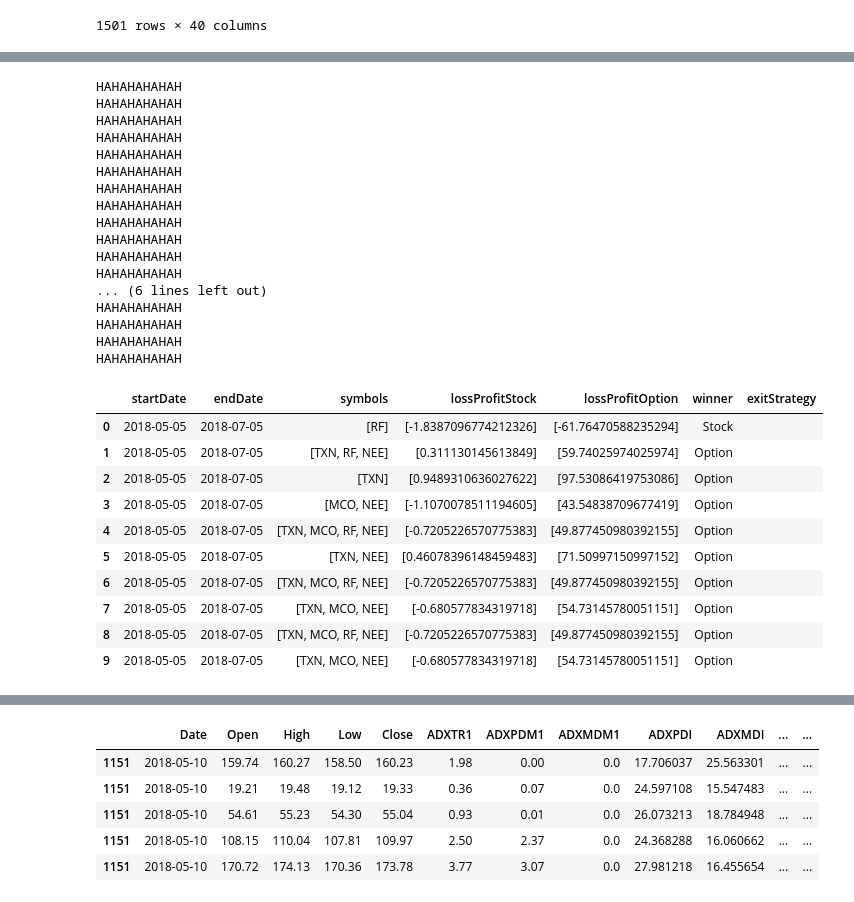
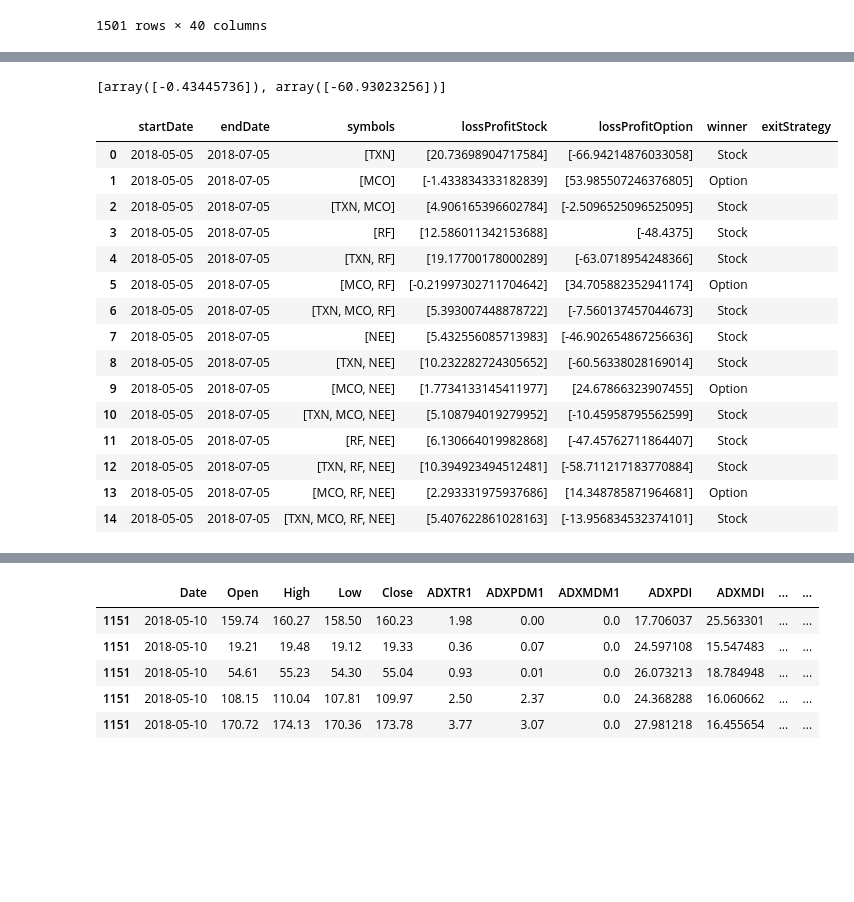
Before and after one commit to CalvinCottin/Option-Backtesting, a Jupyter notebook: Untitled-checkpoint.ipynb, the cells around one changed output, grey strips where cells are left out. Drawn from its saved outputs; the diff is of its cells as text; code cells hidden in the pictures; blank space fills up the shorter version.

```diff
--- a/Untitled-checkpoint.ipynb
+++ b/Untitled-checkpoint.ipynb
@@ -9,3 +9,10 @@ import warnings
 from pandas.core.common import SettingWithCopyWarning
 
 warnings.simplefilter(action="ignore", category=SettingWithCopyWarning)
+# %%
+def powerset(s):
+    x = len(s)
+    liste = []
+    for i in range(1 << x):
+        liste.append(([s[j] for j in range(x) if (i & (1 << j))]))
+    return liste
@@ -137,7 +148,7 @@ def generateRandomTableold(min_date, max_date, symbols, rowCount):
 
     return df
 # %%
-def generateRandomTable( symbols, rowCount):
+def generateRandomTable():
 
     df = pd.DataFrame(columns =["startDate","endDate","symbols","lossProfitStock", "lossProfitOption", "winner"])
 
@@ -145,25 +156,28 @@ def generateRandomTable( symbols, rowCount):
     date1 = date(2018, 5, 5)
     date2 = date(2018, 7, 5)
 
-    for row in range(rowCount):
-        symbolAdd = random.randint(1,5)
+    power = powerset(["TXN", "MCO", "RF", "NEE"])
+
+    for row in range(1, len(power)):
+        #symbolAdd = random.randint(1,5)
         #sample to ensure uniquness of indizes
-        symbolAddArray = sample(range(0,4), symbolAdd)
-        symbolAddArray.sort()
+
+        symbolAddArray = power[row]
+        #symbolAddArray.sort()
         #transfer indices to symbols
-        symbolRandomList = [ symbols[i] for i in symbolAddArray]
+        #symbolRandomList = [ symbols[i] for i in symbolAddArray]
 
 
-        df = df.append({"startDate": date1, "endDate": date2, "exitStrategy": "", "symbols": symbolRandomList}, ignore_index = True)
+        df = df.append({"startDate": date1, "endDate": date2, "exitStrategy": "", "symbols": symbolAddArray}, ignore_index = True)
 
     return df
 # %%
 #define initial values
 rowCount = 10
-stocks = ["TXN", "MCO", "RF", "NEE"]
+#stocks = ["TXN", "MCO", "RF", "NEE"]
 
 #create random table
-df1 = generateRandomTable(stocks, rowCount)
+df1 = generateRandomTable()
 df1
 #create csv
 #df1.to_csv("simulation_data.csv", index=False, encoding='utf-8-sig')
@@ -198,7 +217,7 @@ def stock_vs_options(start_date, end_date, exitStrat, work, symbols, options, sh
     stockInvestor.buy(tasks, exitStrat, start_date, end_date, shortEnable)
 
     for symbol in work:
-        optionInvestor.callinvest(symbol, start_date, end_date, 0.05, 0.1)
+        optionInvestor.callinvest(symbol, start_date, end_date, 0.1, 0.15)
 
     stockProfit = ((stockInvestor.assetValue - starting_capital)/stockInvestor.totalInvestedCapital) * 100
     optionProfit = ((optionInvestor.capital - starting_capital)/optionInvestor.totalInvestedCapital) * 100
@@ -207,6 +226,10 @@ def stock_vs_options(start_date, end_date, exitStrat, work, symbols, options, sh
     #print("Option Investor has created a loss/profit of "+ str(optionProfit))
 
     return [stockProfit, optionProfit]
+# %%
+stock_vs_options("2018-05-05", "2018-05-15", "", ["MCO"], symbols, optionsdrop, True)
+# %% [output]
+[array([-0.43445736]), array([-60.93023256])]
 # %%
 def runSimulation(data, stock, options, shortEnable):
     for index, row in data.iterrows():
@@ -220,37 +243,25 @@ def runSimulation(data, stock, options, shortEnable):
         data.at[index, "winner"] = win
     return data
 # %%
-res = runSimulation(df1, symbols, optionsdrop, False)
+res = runSimulation(df1, symbols, optionsdrop, True)
 res
 # %% [output]
-HAHAHAHAHAH
-HAHAHAHAHAH
-HAHAHAHAHAH
-HAHAHAHAHAH
-HAHAHAHAHAH
-HAHAHAHAHAH
-HAHAHAHAHAH
-HAHAHAHAHAH
-HAHAHAHAHAH
-HAHAHAHAHAH
-HAHAHAHAHAH
-HAHAHAHAHAH
-... (6 lines left out)
-HAHAHAHAHAH
-HAHAHAHAHAH
-HAHAHAHAHAH
-HAHAHAHAHAH
 |  | startDate | endDate | symbols | lossProfitStock | lossProfitOption | winner | exitStrategy |
-| 0 | 2018-05-05 | 2018-07-05 | [RF] | [-1.8387096774212326] | [-61.76470588235294] | Stock |  |
-| 1 | 2018-05-05 | 2018-07-05 | [TXN, RF, NEE] | [0.311130145613849] | [59.74025974025974] | Option |  |
-| 2 | 2018-05-05 | 2018-07-05 | [TXN] | [0.9489310636027622] | [97.53086419753086] | Option |  |
-| 3 | 2018-05-05 | 2018-07-05 | [MCO, NEE] | [-1.1070078511194605] | [43.54838709677419] | Option |  |
-| 4 | 2018-05-05 | 2018-07-05 | [TXN, MCO, RF, NEE] | [-0.7205226570775383] | [49.877450980392155] | Option |  |
-| 5 | 2018-05-05 | 2018-07-05 | [TXN, NEE] | [0.46078396148459483] | [71.50997150997152] | Option |  |
-| 6 | 2018-05-05 | 2018-07-05 | [TXN, MCO, RF, NEE] | [-0.7205226570775383] | [49.877450980392155] | Option |  |
-| 7 | 2018-05-05 | 2018-07-05 | [TXN, MCO, NEE] | [-0.680577834319718] | [54.73145780051151] | Option |  |
-| 8 | 2018-05-05 | 2018-07-05 | [TXN, MCO, RF, NEE] | [-0.7205226570775383] | [49.877450980392155] | Option |  |
-| 9 | 2018-05-05 | 2018-07-05 | [TXN, MCO, NEE] | [-0.680577834319718] | [54.73145780051151] | Option |  |
+| 0 | 2018-05-05 | 2018-07-05 | [TXN] | [20.73698904717584] | [-66.94214876033058] | Stock |  |
+| 1 | 2018-05-05 | 2018-07-05 | [MCO] | [-1.433834333182839] | [53.985507246376805] | Option |  |
+| 2 | 2018-05-05 | 2018-07-05 | [TXN, MCO] | [4.906165396602784] | [-2.5096525096525095] | Stock |  |
+| 3 | 2018-05-05 | 2018-07-05 | [RF] | [12.586011342153688] | [-48.4375] | Stock |  |
+| 4 | 2018-05-05 | 2018-07-05 | [TXN, RF] | [19.17700178000289] | [-63.0718954248366] | Stock |  |
+| 5 | 2018-05-05 | 2018-07-05 | [MCO, RF] | [-0.21997302711704642] | [34.705882352941174] | Option |  |
+| 6 | 2018-05-05 | 2018-07-05 | [TXN, MCO, RF] | [5.393007448878722] | [-7.560137457044673] | Stock |  |
+| 7 | 2018-05-05 | 2018-07-05 | [NEE] | [5.432556085713983] | [-46.902654867256636] | Stock |  |
+| 8 | 2018-05-05 | 2018-07-05 | [TXN, NEE] | [10.232282724305652] | [-60.56338028169014] | Stock |  |
+| 9 | 2018-05-05 | 2018-07-05 | [MCO, NEE] | [1.7734133145411977] | [24.67866323907455] | Option |  |
+| 10 | 2018-05-05 | 2018-07-05 | [TXN, MCO, NEE] | [5.108794019279952] | [-10.45958795562599] | Stock |  |
+| 11 | 2018-05-05 | 2018-07-05 | [RF, NEE] | [6.130664019982868] | [-47.45762711864407] | Stock |  |
+| 12 | 2018-05-05 | 2018-07-05 | [TXN, RF, NEE] | [10.394923494512481] | [-58.711217183770884] | Stock |  |
+| 13 | 2018-05-05 | 2018-07-05 | [MCO, RF, NEE] | [2.293331975937686] | [14.348785871964681] | Option |  |
+| 14 | 2018-05-05 | 2018-07-05 | [TXN, MCO, RF, NEE] | [5.407622861028163] | [-13.956834532374101] | Stock |  |
 # %%
 res2 = runSimulation(df1, symbols, optionsdrop, True)
 res2
```
Also changed, not shown: parts of 7 cells of this notebook.
